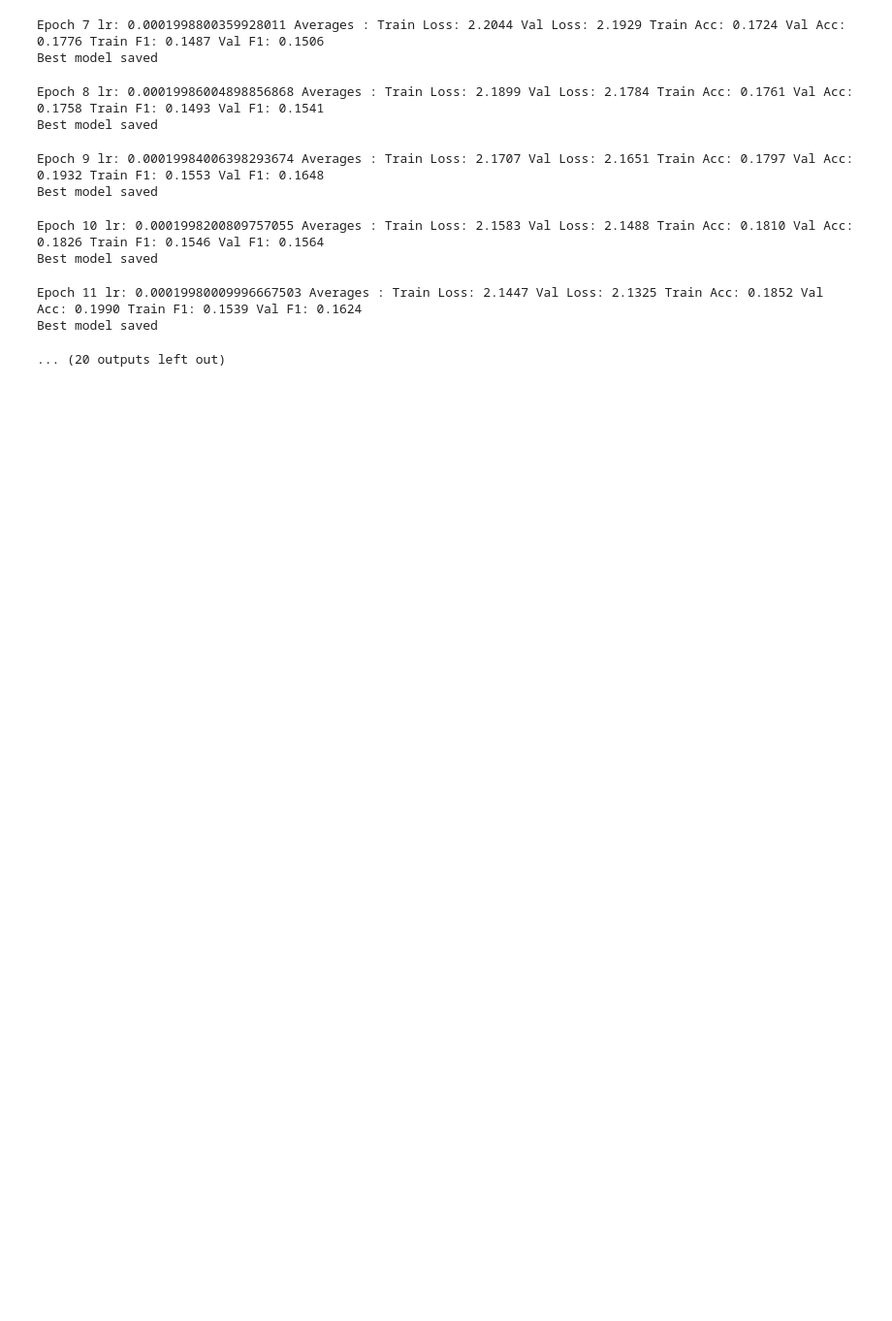
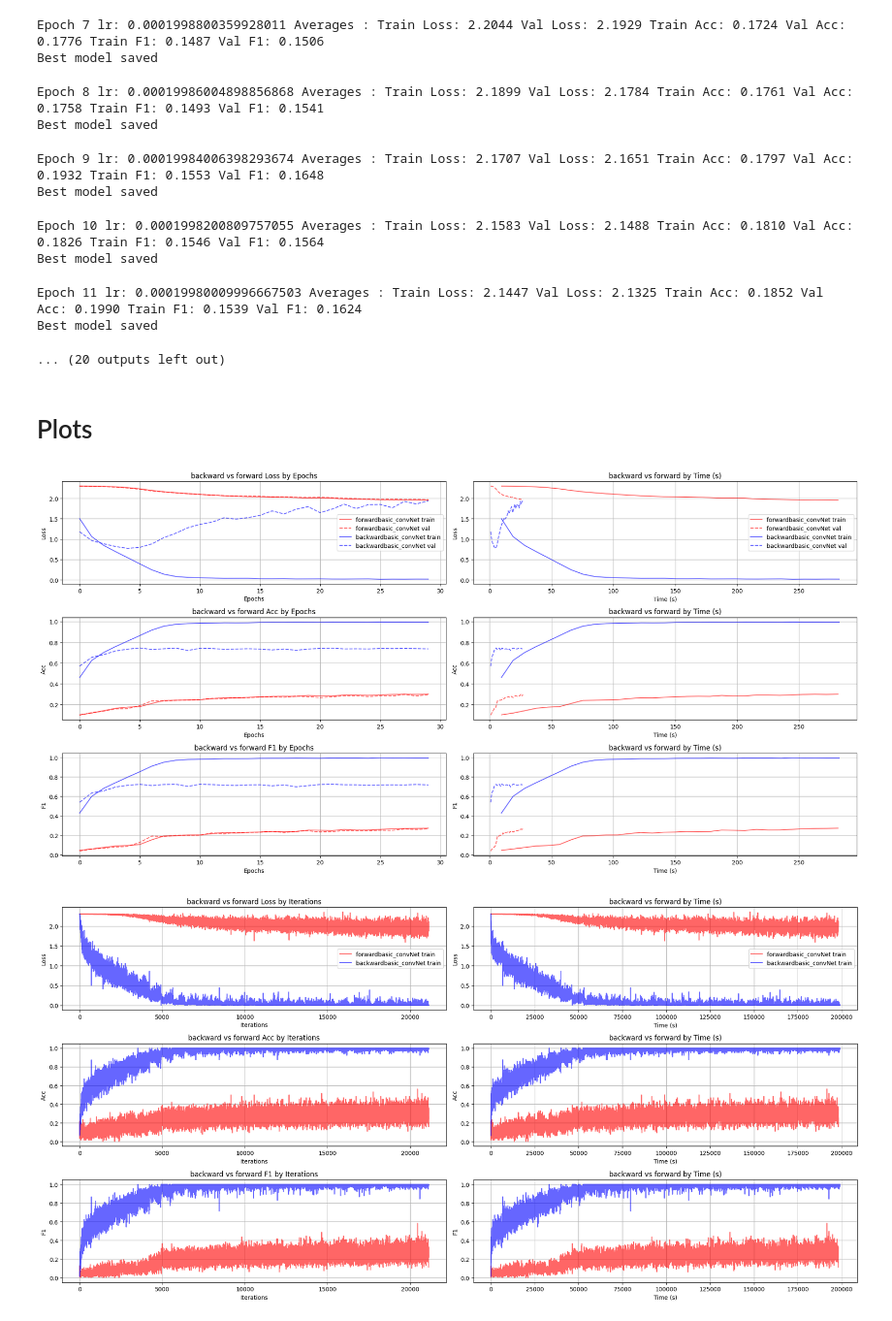
Before and after one commit to AliE02/Opti-Project, a Jupyter notebook: src/vision_experiments/Vision_experiments.ipynb, the cells around one changed output. Shown at 97% size. Cells and saved outputs as stored; diff of their text form; code cells hidden in the pictures; blank space fills up the shorter version.

```diff
--- a/src/vision_experiments/Vision_experiments.ipynb
+++ b/src/vision_experiments/Vision_experiments.ipynb
@@ -413,3 +453,25 @@ Best model saved
 Epoch 11 lr: 0.00019980009996667503 Averages : Train Loss: 2.1447 Val Loss: 2.1325 Train Acc: 0.1852 Val Acc: 0.1990 Train F1: 0.1539 Val F1: 0.1624
 Best model saved
 ... (20 outputs left out)
+# %% [markdown]
+# Plots
+# %%
+run_path_forward = {"basic_convNet":"convnetModel_start_14_06_2024_start_00h52m/",
+"resnet18":"resnet18Model_start_14_06_2024_start_01h25m/",
+"small_vit":"small_vitModel_start_14_06_2024_start_02h21m/"}
+
+run_path_forward_clipped = {"basic_convNet":"convnetModel_start_14_06_2024_start_01h02m/",
+"resnet18": "resnet18Model_start_14_06_2024_start_01h43m/",
+"small_vit": "small_vitModel_start_14_06_2024_start_02h52m/"}
+
+run_path_backward = {"basic_convNet":"convnetModel_start_14_06_2024_start_00h40m/",
+"resnet18":"resnet18Model_start_14_06_2024_start_01h13m/",
+"small_vit":"small_vitModel_start_14_06_2024_start_02h01m/"}
+
+train_run_epochs, train_run_its, val_run_epochs, val_run_its, metrics = load_runs(run_path_forward, run_path_backward, {"basic_convNet":[],"resnet18":[],"small_vit":[]},"visionModels_runs")
+# %%
+plot_train_valid(train_run_epochs, "basic_convNet", "Epochs", val_run_epochs)
+plot_train_valid(train_run_its, "basic_convNet", "Iterations")
+# %% [output]
+[figure, added]
+[figure, added]
```
Also changed, not shown: parts of 11 cells of this notebook, 4 other files.
